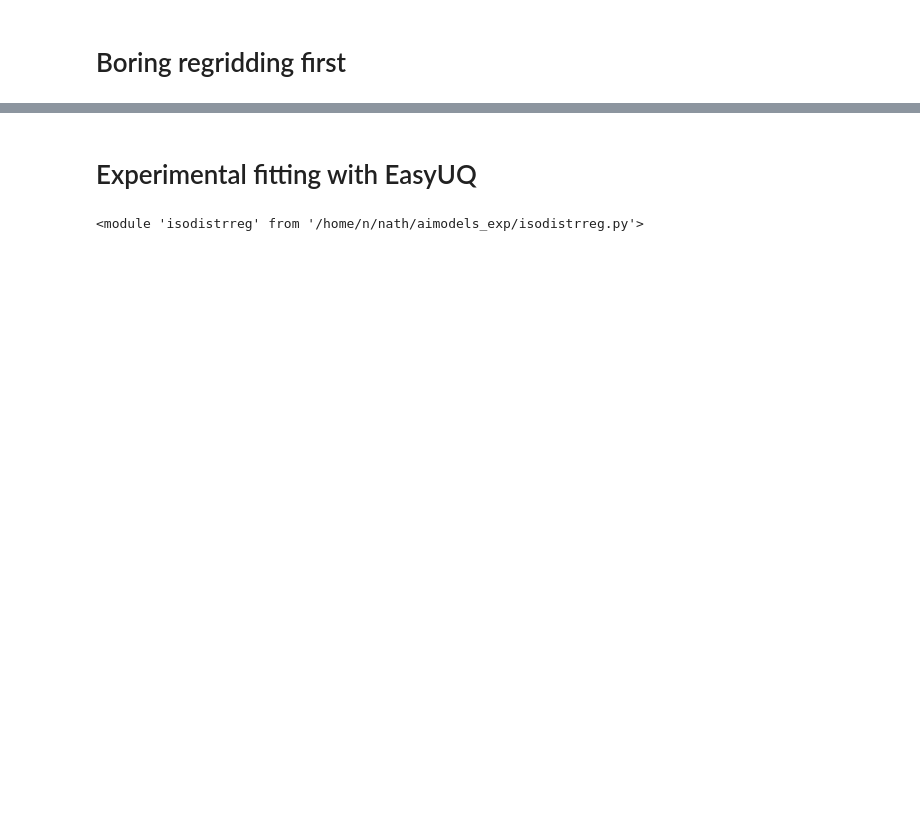
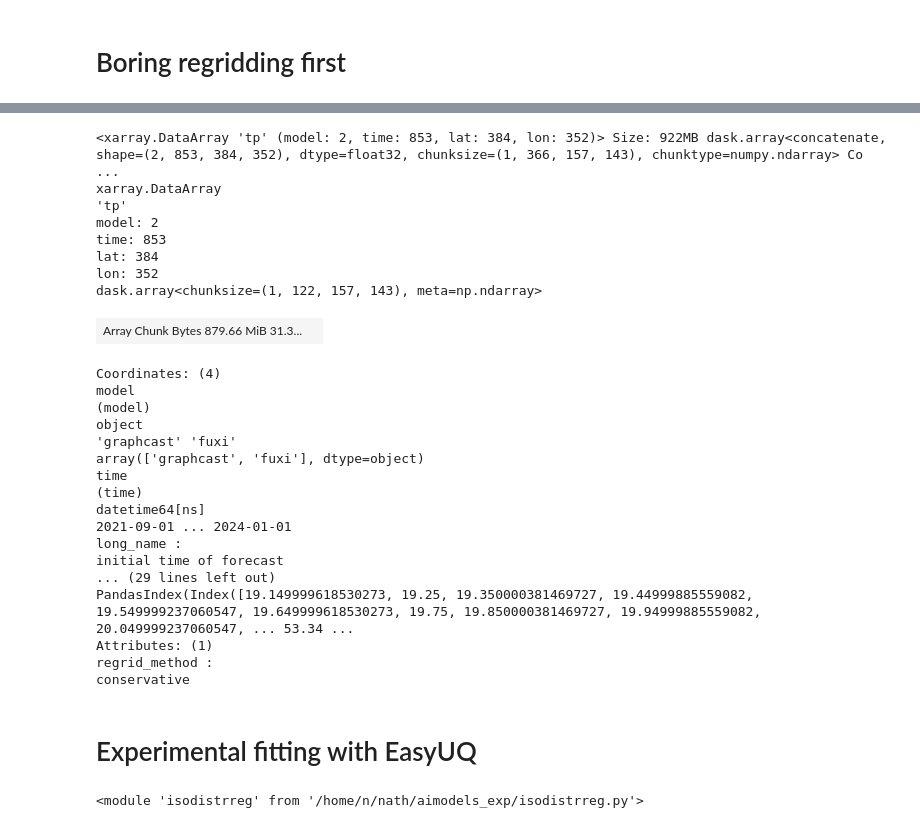
Before and after one commit to snath-xoc/AImodels_benchmarking, a Jupyter notebook: verification/AImodels_fcst_ver.ipynb, the cells around one changed output, grey strips where cells are left out. Drawn from its saved outputs; the diff is of its cells as text; code cells hidden in the pictures; blank space fills up the shorter version.

```diff
--- a/verification/AImodels_fcst_ver.ipynb
+++ b/verification/AImodels_fcst_ver.ipynb
@@ -53,3 +73,32 @@ df_cgan = get_cGAN('/network/group/aopp/predict/TIP017_COOPER_SURFACE/cGAN/ICPAC
+# %%
+df_ai
+# %% [output]
+<xarray.DataArray 'tp' (model: 2, time: 853, lat: 384, lon: 352)> Size: 922MB dask.array<concatenate, shape=(2, 853, 384, 352), dtype=float32, chunksize=(1, 366, 157, 143), chunktype=numpy.ndarray> Co ...
+xarray.DataArray
+'tp'
+model: 2
+time: 853
+lat: 384
+lon: 352
+dask.array<chunksize=(1, 122, 157, 143), meta=np.ndarray>
+| Array Chunk Bytes 879.66 MiB 31.3... |  |
+Coordinates: (4)
+model
+(model)
+object
+'graphcast' 'fuxi'
+array(['graphcast', 'fuxi'], dtype=object)
+time
+(time)
+datetime64[ns]
+2021-09-01 ... 2024-01-01
+long_name :
+initial time of forecast
+... (29 lines left out)
+PandasIndex(Index([19.149999618530273, 19.25, 19.350000381469727, 19.44999885559082, 19.549999237060547, 19.649999618530273, 19.75, 19.850000381469727, 19.94999885559082, 20.049999237060547, ... 53.34 ...
+Attributes: (1)
+regrid_method :
+conservative
 # %% [markdown]
 # Experimental fitting with EasyUQ
 # %%
```
Also changed, not shown: parts of 22 cells of this notebook, 4 other files.
